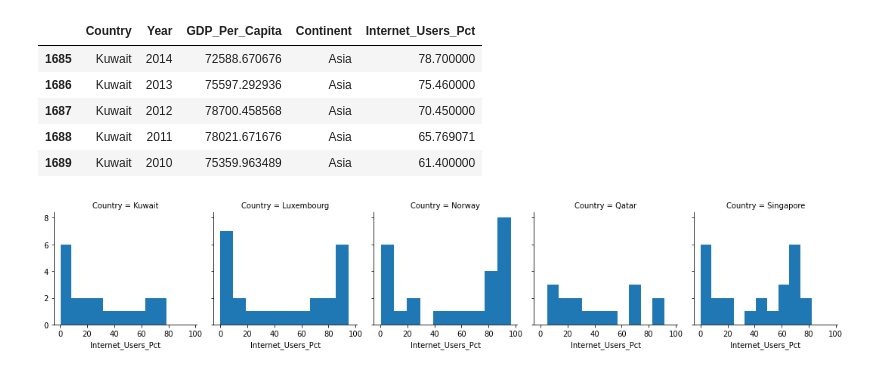
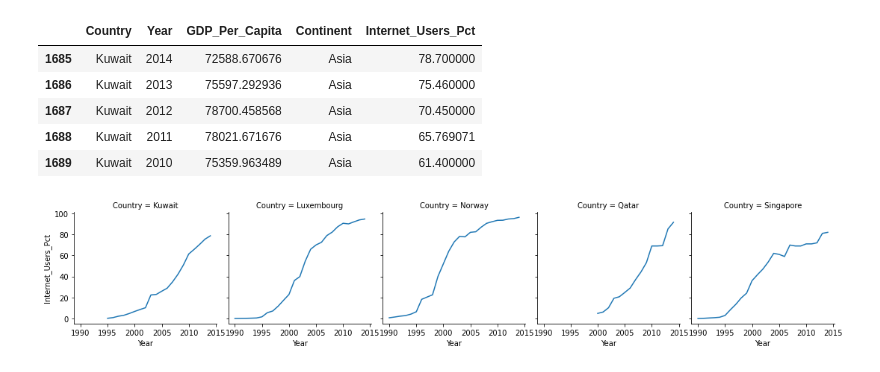
Before and after one commit to lordfrahnk/dq1-undata-lordfrahnk, a Jupyter notebook: notebooks/UN_Data_Exploration.ipynb, the cells around one changed output. Cells and saved outputs as stored; diff of their text form; code cells hidden in the pictures.

```diff
--- a/notebooks/UN_Data_Exploration.ipynb
+++ b/notebooks/UN_Data_Exploration.ipynb
@@ -555,7 +555,7 @@ top_five_gdp.head()
 # %%
 ## FacetGrid time
 
 graph = sns.FacetGrid(top_five_gdp, col = 'Country')
-graph.map(plt.hist, 'Internet_Users_Pct');
+graph.map(sns.lineplot, 'Year', 'Internet_Users_Pct');
 # %% [output]
-[figure, old version]
+[figure, new version]
```
Also changed, not shown: parts of 28 cells of this notebook.
